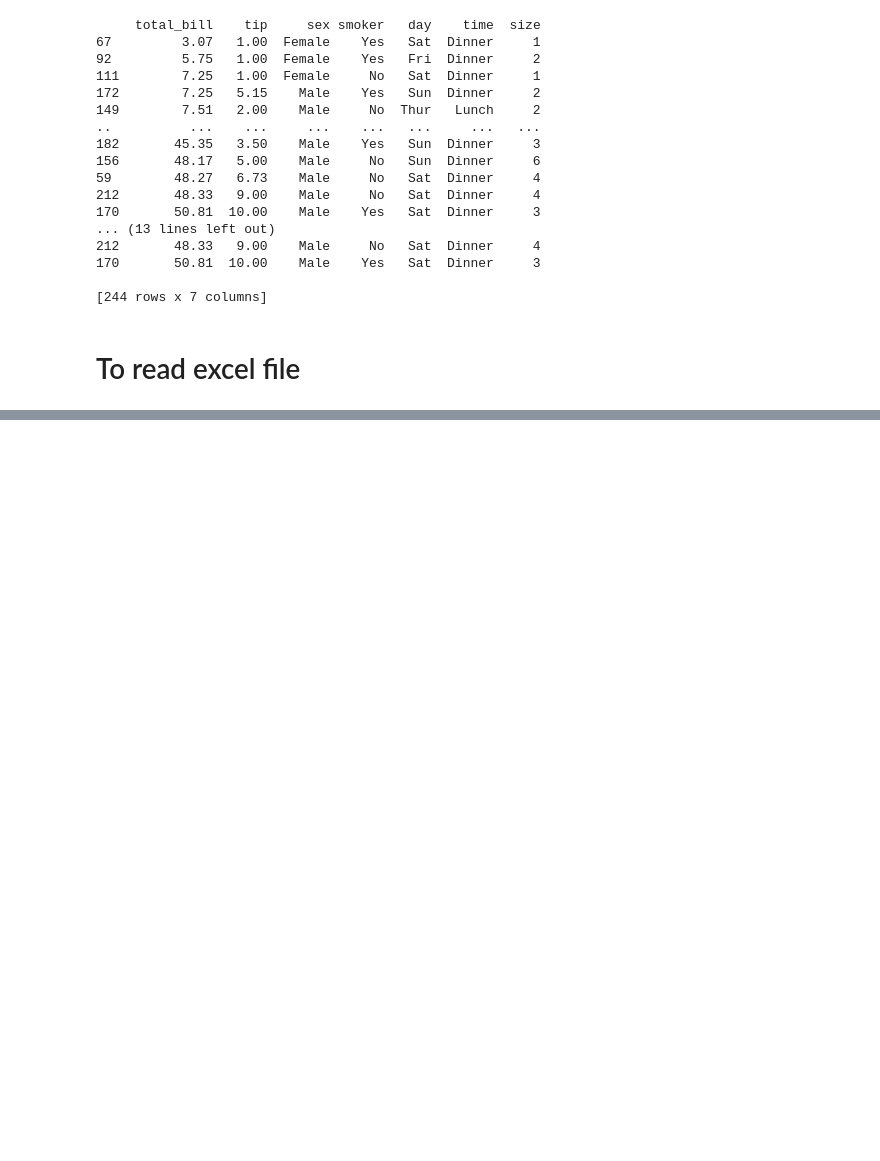
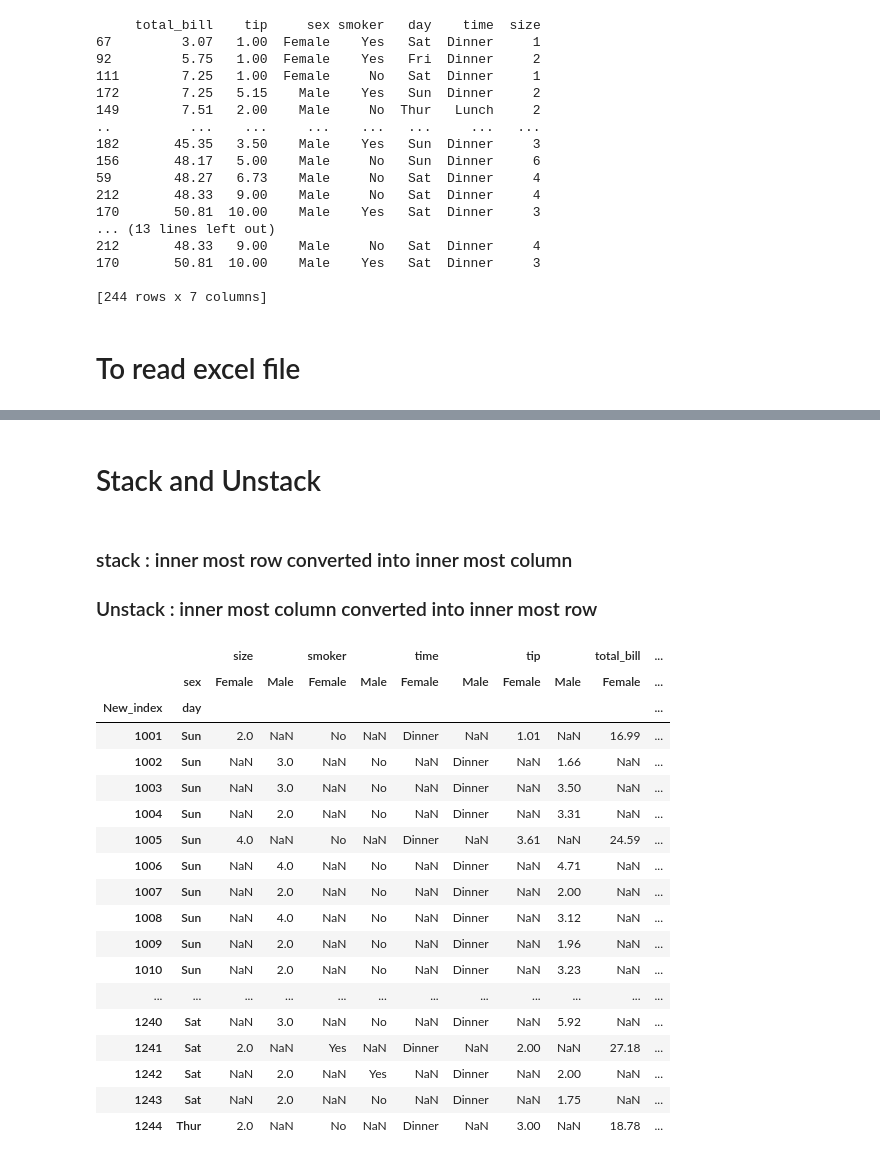
Before and after one commit to manojkumarommina/Data_Science, a Jupyter notebook: python/Pandas.ipynb, the cells around one changed output, grey strips where cells are left out. Saved outputs shown, nothing was run; the diff lists cells and outputs as text; code cells hidden in the pictures; blank space fills up the shorter version.

```diff
--- a/python/Pandas.ipynb
+++ b/python/Pandas.ipynb
@@ -341,0 +640,2 @@ print(tips_df.sort_values(['total_bill','tip'])) #multiple columns
+# %%
+tips_df.style.set_properties(**{'text-align':'left'})
@@ -341,0 +660,2 @@ print(tips_df.sort_values(['total_bill','tip'])) #multiple columns
+# %%
+tips_df.style.set_properties(**{'background-color':'yellow'})
@@ -341,0 +680,2 @@ print(tips_df.sort_values(['total_bill','tip'])) #multiple columns
+# %%
+tips_df.style.set_properties(**{'background-color':'orange','text-align':'left'},subset=['sex','day'])
@@ -341,0 +702,11 @@ print(tips_df.sort_values(['total_bill','tip'])) #multiple columns
+# %%
+# pivot-to organise data based on column index values
+
+tips_df['New_index']=0
+
+
+
+tips_df.New_index=range(1001,1245)
+tips_df.pivot(index='New_index',columns='sex')
+tips_df.pivot(index='New_index',columns=['day','sex'])
+tips_df.pivot(index='New_index',columns='sex',values=['tip'])
@@ -341,0 +753,28 @@ print(tips_df.sort_values(['total_bill','tip'])) #multiple columns
+# %% [markdown]
+# Stack and Unstack
+# %% [markdown]
+### stack : inner most row converted into inner most column
+### Unstack : inner most column converted into inner most row
+# %%
+new_tips=tips_df.pivot(index='New_index',columns=['sex','day'])
+new_tips.stack()
+# %% [output]
+|  |  | size |  | smoker |  | time |  | tip |  | total_bill | ... |
+|  | sex | Female | Male | Female | Male | Female | Male | Female | Male | Female | ... |
+| New_index | day |  |  |  |  |  |  |  |  |  | ... |
+| 1001 | Sun | 2.0 | NaN | No | NaN | Dinner | NaN | 1.01 | NaN | 16.99 | ... |
+| 1002 | Sun | NaN | 3.0 | NaN | No | NaN | Dinner | NaN | 1.66 | NaN | ... |
+| 1003 | Sun | NaN | 3.0 | NaN | No | NaN | Dinner | NaN | 3.50 | NaN | ... |
+| 1004 | Sun | NaN | 2.0 | NaN | No | NaN | Dinner | NaN | 3.31 | NaN | ... |
+| 1005 | Sun | 4.0 | NaN | No | NaN | Dinner | NaN | 3.61 | NaN | 24.59 | ... |
+| 1006 | Sun | NaN | 4.0 | NaN | No | NaN | Dinner | NaN | 4.71 | NaN | ... |
+| 1007 | Sun | NaN | 2.0 | NaN | No | NaN | Dinner | NaN | 2.00 | NaN | ... |
+| 1008 | Sun | NaN | 4.0 | NaN | No | NaN | Dinner | NaN | 3.12 | NaN | ... |
+| 1009 | Sun | NaN | 2.0 | NaN | No | NaN | Dinner | NaN | 1.96 | NaN | ... |
+| 1010 | Sun | NaN | 2.0 | NaN | No | NaN | Dinner | NaN | 3.23 | NaN | ... |
+| ... | ... | ... | ... | ... | ... | ... | ... | ... | ... | ... | ... |
+| 1240 | Sat | NaN | 3.0 | NaN | No | NaN | Dinner | NaN | 5.92 | NaN | ... |
+| 1241 | Sat | 2.0 | NaN | Yes | NaN | Dinner | NaN | 2.00 | NaN | 27.18 | ... |
+| 1242 | Sat | NaN | 2.0 | NaN | Yes | NaN | Dinner | NaN | 2.00 | NaN | ... |
+| 1243 | Sat | NaN | 2.0 | NaN | No | NaN | Dinner | NaN | 1.75 | NaN | ... |
+| 1244 | Thur | 2.0 | NaN | No | NaN | Dinner | NaN | 3.00 | NaN | 18.78 | ... |
```
Also changed, not shown: parts of 51 cells of this notebook, 2 other files.
